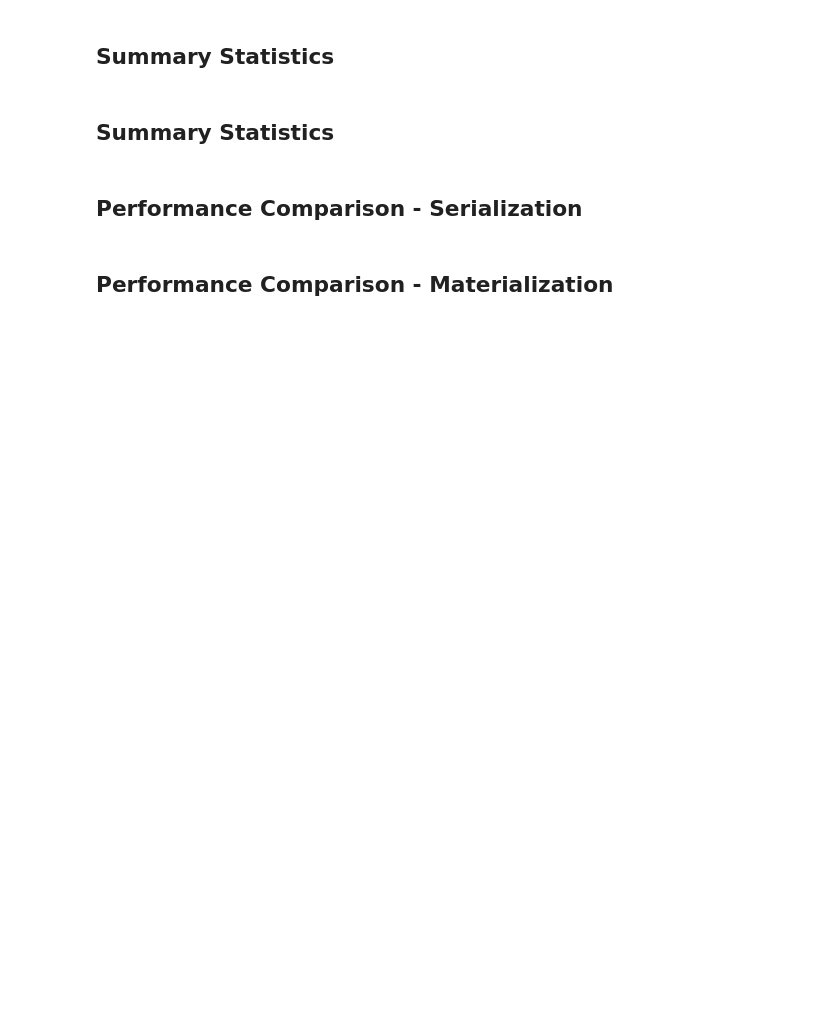
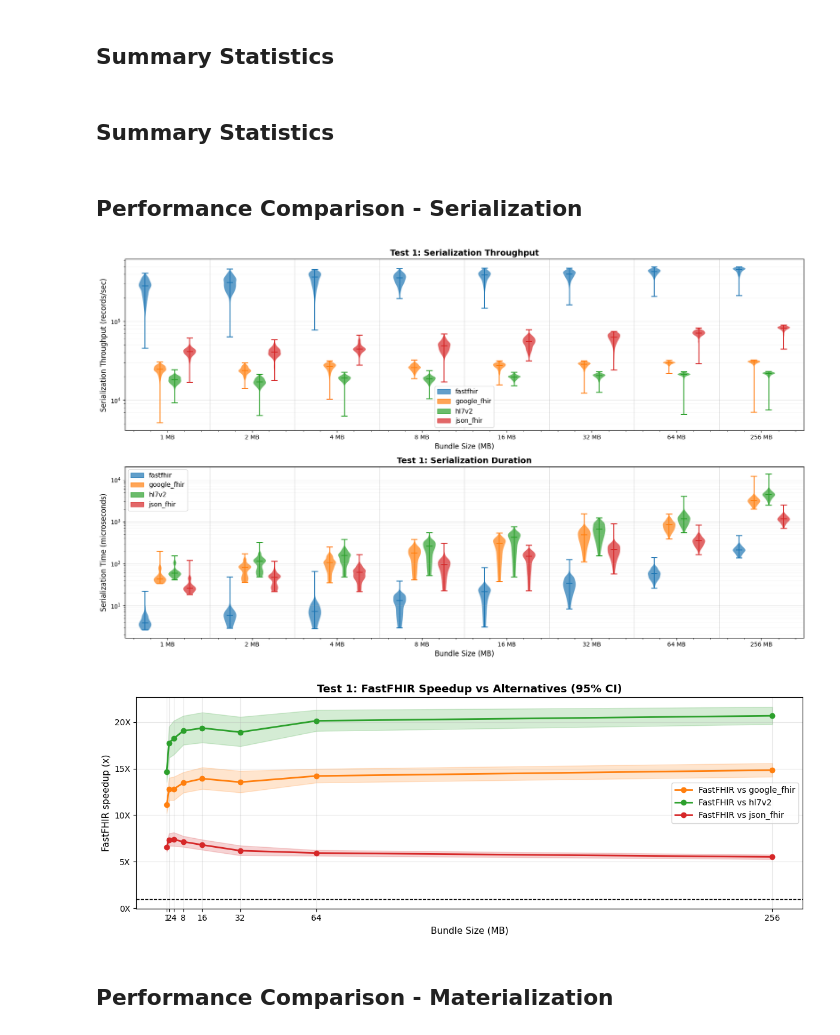
Before and after one commit to ryanlandvater/FHIR_Testing, a Jupyter notebook: notebooks/benchmark_results.ipynb, the cells around one changed output. Drawn from its saved outputs; the diff is of its cells as text; code cells hidden in the pictures; blank space fills up the shorter version.

```diff
--- a/notebooks/benchmark_results.ipynb
+++ b/notebooks/benchmark_results.ipynb
@@ -25,6 +25,7 @@ This notebook loads and analyzes benchmark results from the C++ harness.
 # %%
 import pandas as pd
 import matplotlib.pyplot as plt
+from matplotlib.ticker import FuncFormatter
 import numpy as np
 from pathlib import Path
 import os
@@ -37,5 +38,9 @@ db_name = os.getenv('POSTGRES_DB', 'benchmark')
 db_user = os.getenv('POSTGRES_USER', 'bench')
 db_pass = os.getenv('POSTGRES_PASSWORD', 'bench')
 
+results_svg_dir = Path('results/svg')
+results_svg_dir.mkdir(parents=True, exist_ok=True)
+
 db_url = f"postgresql+psycopg2://{db_user}:{db_pass}@{db_host}:{db_port}/{db_name}"
 print(f"Connecting to {db_user}@{db_host}:{db_port}/{db_name}")
+print(f"Saving SVG plots to {results_svg_dir.resolve()}")
@@ -202,33 +212,82 @@ if 'df' in locals() and len(df) > 0:
                 vpos, vdata = zip(*valid)
                 parts = ax_dur.violinplot(list(vdata), positions=list(vpos), widths=width * 0.85,
                                       showmedians=True, showextrema=True)
                 color = arm_colors[arm]
                 for pc in parts['bodies']:
                     pc.set_facecolor(color)
                     pc.set_alpha(0.7)
                 for key in ('cmedians', 'cmaxes', 'cmins', 'cbars'):
                     parts[key].set_color(color)
                     parts[key].set_linewidth(1.5)
             ax_dur.fill_between([], [], color=arm_colors[arm], alpha=0.7, label=arm)
 
         ax_dur.set_xticks(range(1, n_targets + 1))
         ax_dur.set_xticklabels([f'{mb} MB' for mb in target_mbs])
         ax_dur.set_xlim(0.5, n_targets + 0.5)
         for x in range(1, n_targets):
             ax_dur.axvline(x + 0.5, color='0.85', linewidth=0.8, zorder=0)
         ax_dur.set_xlabel('Bundle Size (MB)', fontsize=12)
         ax_dur.set_ylabel('Serialization Time (microseconds)', fontsize=12)
         ax_dur.set_title('Test 1: Serialization Duration', fontsize=14, fontweight='bold')
         ax_dur.legend(fontsize=11)
         ax_dur.grid(True, alpha=0.3, axis='y', which='major')
         ax_dur.set_yscale('log')
         ax_dur.minorticks_on()
         ax_dur.grid(True, alpha=0.12, axis='y', which='minor', linewidth=0.6)
 
         plt.tight_layout()
+        fig.savefig(results_svg_dir / 'test1_serialization_violin.svg', format='svg', bbox_inches='tight')
         plt.show()
+
+        # Secondary plot: how many times FastFHIR is faster than each alternative
+        speedup_stats = test1_data.groupby(['arm', 'target_mb'])['duration_us'].agg(['mean', 'std', 'count']).reset_index()
+        fast_stats = speedup_stats[speedup_stats['arm'] == 'fastfhir'][['target_mb', 'mean', 'std', 'count']].rename(
+            columns={'mean': 'fast_mean', 'std': 'fast_std', 'count': 'fast_count'}
+        )
+        alt_arms = [a for a in arms if a != 'fastfhir']
+
+        if len(fast_stats) > 0 and alt_arms:
+            fig_sp, ax_sp = plt.subplots(figsize=(12, 4.5))
+            for arm in alt_arms:
+                merged = speedup_stats[speedup_stats['arm'] == arm].merge(fast_stats, on='target_mb', how='inner')
+                merged = merged[(merged['mean'] > 0) & (merged['fast_mean'] > 0)].copy()
+                if len(merged) == 0:
+                    continue
+
+                ratio = merged['mean'] / merged['fast_mean']
+                lower = ratio.copy()
+                upper = ratio.copy()
+
+                safe = (merged['count'] > 1) & (merged['fast_count'] > 1) & merged['std'].notna() & merged['fast_std'].notna() & (merged['std'] > 0) & (merged['fast_std'] > 0)
+                if safe.any():
+                    se_log = np.sqrt(
+                        (merged.loc[safe, 'std'] ** 2) / (merged.loc[safe, 'count'] * (merged.loc[safe, 'mean'] ** 2)) +
+                        (merged.loc[safe, 'fast_std'] ** 2) / (merged.loc[safe, 'fast_count'] * (merged.loc[safe, 'fast_mean'] ** 2))
+                    )
+                    log_ratio = np.log(ratio.loc[safe])
+                    lower.loc[safe] = np.exp(log_ratio - 1.96 * se_log)
+                    upper.loc[safe] = np.exp(log_ratio + 1.96 * se_log)
+
+                color = arm_colors.get(arm)
+                ax_sp.plot(merged['target_mb'], ratio, marker='o', linewidth=2, color=color, label=f'FastFHIR vs {arm}')
+                ax_sp.fill_between(merged['target_mb'], lower, upper, color=color, alpha=0.2)
+
+            ax_sp.axhline(1.0, color='black', linestyle='--', linewidth=1)
+            ax_sp.set_xticks(target_mbs)
+            ax_sp.set_xlabel('Bundle Size (MB)', fontsize=11)
+            ax_sp.set_ylabel('FastFHIR speedup (x)', fontsize=11)
+            ax_sp.yaxis.set_major_formatter(FuncFormatter(lambda y, _: f'{y:g}X'))
+            ax_sp.set_title('Test 1: FastFHIR Speedup vs Alternatives (95% CI)', fontsize=13, fontweight='bold')
+            ax_sp.grid(True, alpha=0.3)
+            ax_sp.legend(fontsize=10)
+            plt.tight_layout()
+            fig_sp.savefig(results_svg_dir / 'test1_serialization_speedup_ci.svg', format='svg', bbox_inches='tight')
+            plt.show()
     else:
         print('No test 1 serialization data found')
+# %% [output]
+[figure, added]
+[figure, added]
 # %% [markdown]
 ## Performance Comparison - Materialization
 # %%
```
Also changed, not shown: parts of 4 cells of this notebook, 1 other file.
